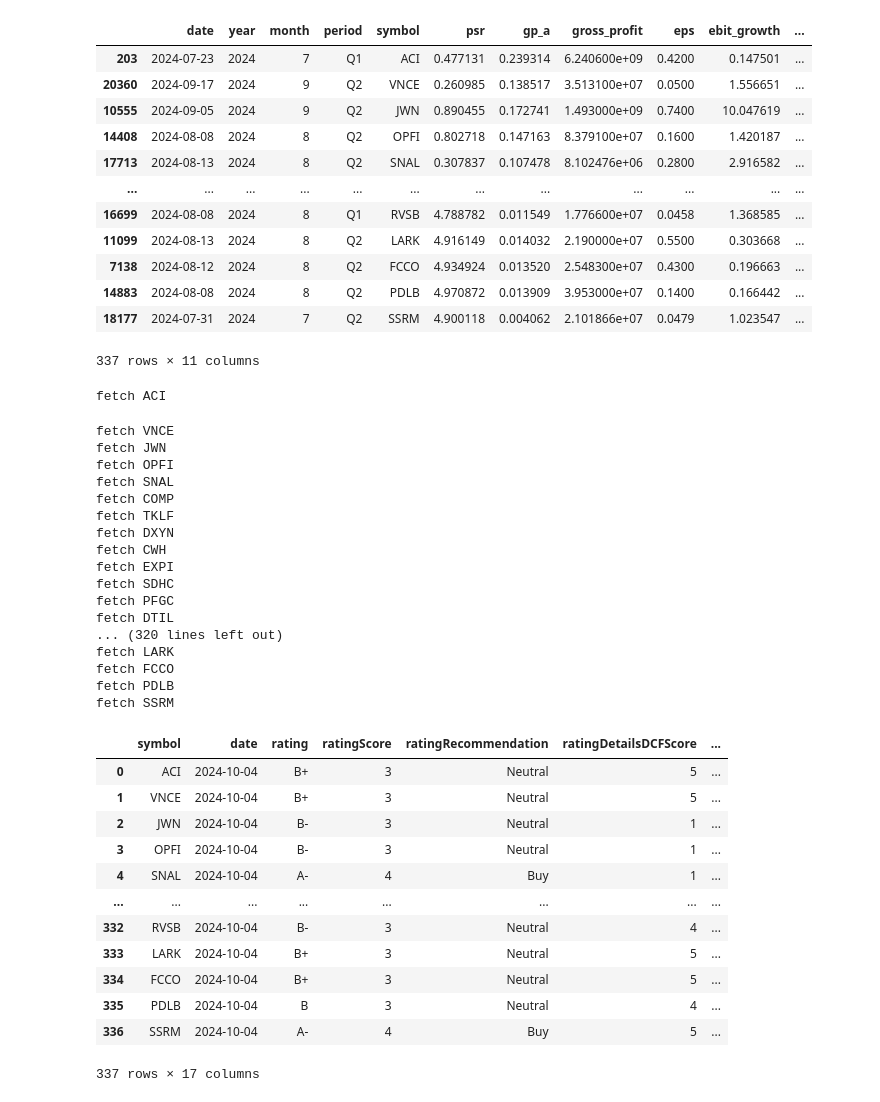
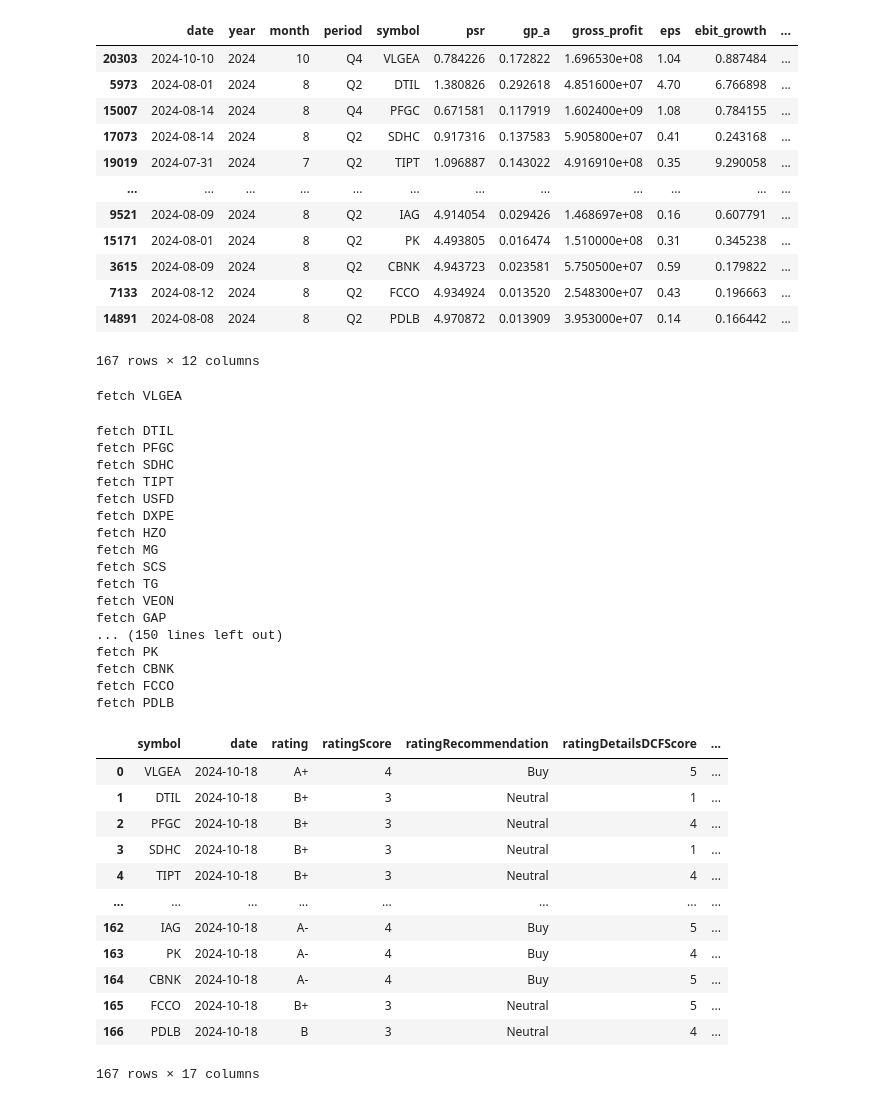
Before and after one commit to KimDhanHee/Simba2, a Jupyter notebook: API Tester.ipynb, the cells around one changed output. Drawn from its saved outputs; the diff is of its cells as text; code cells hidden in the pictures.

```diff
--- a/API Tester.ipynb
+++ b/API Tester.ipynb
@@ -180,6 +181,7 @@ filtered_stocks = stocks_df[
 ].query((
     "0 < psr and psr < 5 and "
     "0 < gp_a and gp_a < 2 and "
+    "0 < pegr and pegr < 1 and "
     "0 < gross_profit and "
     "0 < eps and "
     "0.1 < ebit_growth and "
@@ -190,21 +192,21 @@ sorted_stocks = corps_total_rank_by_standard_columns(filtered_stocks, {
     'gp_a': False
 })
 # %%
-sorted_stocks[["date", "year", "month", "period", "symbol", "psr", "gp_a", "gross_profit", "eps", "ebit_growth", "gross_profit_growth"]]
+sorted_stocks[["date", "year", "month", "period", "symbol", "psr", "gp_a", "gross_profit", "eps", "ebit_growth", "gross_profit_growth", "pegr"]]
 # %% [output]
 |  | date | year | month | period | symbol | psr | gp_a | gross_profit | eps | ebit_growth | ... |
-| 203 | 2024-07-23 | 2024 | 7 | Q1 | ACI | 0.477131 | 0.239314 | 6.240600e+09 | 0.4200 | 0.147501 | ... |
-| 20360 | 2024-09-17 | 2024 | 9 | Q2 | VNCE | 0.260985 | 0.138517 | 3.513100e+07 | 0.0500 | 1.556651 | ... |
-| 10555 | 2024-09-05 | 2024 | 9 | Q2 | JWN | 0.890455 | 0.172741 | 1.493000e+09 | 0.7400 | 10.047619 | ... |
-| 14408 | 2024-08-08 | 2024 | 8 | Q2 | OPFI | 0.802718 | 0.147163 | 8.379100e+07 | 0.1600 | 1.420187 | ... |
-| 17713 | 2024-08-13 | 2024 | 8 | Q2 | SNAL | 0.307837 | 0.107478 | 8.102476e+06 | 0.2800 | 2.916582 | ... |
+| 20303 | 2024-10-10 | 2024 | 10 | Q4 | VLGEA | 0.784226 | 0.172822 | 1.696530e+08 | 1.04 | 0.887484 | ... |
+| 5973 | 2024-08-01 | 2024 | 8 | Q2 | DTIL | 1.380826 | 0.292618 | 4.851600e+07 | 4.70 | 6.766898 | ... |
+| 15007 | 2024-08-14 | 2024 | 8 | Q4 | PFGC | 0.671581 | 0.117919 | 1.602400e+09 | 1.08 | 0.784155 | ... |
+| 17073 | 2024-08-14 | 2024 | 8 | Q2 | SDHC | 0.917316 | 0.137583 | 5.905800e+07 | 0.41 | 0.243168 | ... |
+| 19019 | 2024-07-31 | 2024 | 7 | Q2 | TIPT | 1.096887 | 0.143022 | 4.916910e+08 | 0.35 | 9.290058 | ... |
 | ... | ... | ... | ... | ... | ... | ... | ... | ... | ... | ... | ... |
-| 16699 | 2024-08-08 | 2024 | 8 | Q1 | RVSB | 4.788782 | 0.011549 | 1.776600e+07 | 0.0458 | 1.368585 | ... |
-| 11099 | 2024-08-13 | 2024 | 8 | Q2 | LARK | 4.916149 | 0.014032 | 2.190000e+07 | 0.5500 | 0.303668 | ... |
-| 7138 | 2024-08-12 | 2024 | 8 | Q2 | FCCO | 4.934924 | 0.013520 | 2.548300e+07 | 0.4300 | 0.196663 | ... |
-| 14883 | 2024-08-08 | 2024 | 8 | Q2 | PDLB | 4.970872 | 0.013909 | 3.953000e+07 | 0.1400 | 0.166442 | ... |
-| 18177 | 2024-07-31 | 2024 | 7 | Q2 | SSRM | 4.900118 | 0.004062 | 2.101866e+07 | 0.0479 | 1.023547 | ... |
+| 9521 | 2024-08-09 | 2024 | 8 | Q2 | IAG | 4.914054 | 0.029426 | 1.468697e+08 | 0.16 | 0.607791 | ... |
+| 15171 | 2024-08-01 | 2024 | 8 | Q2 | PK | 4.493805 | 0.016474 | 1.510000e+08 | 0.31 | 0.345238 | ... |
+| 3615 | 2024-08-09 | 2024 | 8 | Q2 | CBNK | 4.943723 | 0.023581 | 5.750500e+07 | 0.59 | 0.179822 | ... |
+| 7133 | 2024-08-12 | 2024 | 8 | Q2 | FCCO | 4.934924 | 0.013520 | 2.548300e+07 | 0.43 | 0.196663 | ... |
+| 14891 | 2024-08-08 | 2024 | 8 | Q2 | PDLB | 4.970872 | 0.013909 | 3.953000e+07 | 0.14 | 0.166442 | ... |
-337 rows × 11 columns
+167 rows × 12 columns
 # %%
 RATING_URL = "https://financialmodelingprep.com/api/v3/rating/%s?apikey=e558vSI8LyRrCGv5TqWJtFTAcMDoVD7c"
 # %%
@@ -214,42 +216,42 @@ for symbol in sorted_stocks['symbol']:
     print(f"fetch {symbol}")
     result.extend(get_jsonparsed_data(RATING_URL % symbol))
 # %% [output]
-fetch ACI
+fetch VLGEA
-fetch VNCE
-fetch JWN
-fetch OPFI
-fetch SNAL
-fetch COMP
-fetch TKLF
-fetch DXYN
-fetch CWH
-fetch EXPI
+fetch DTIL
+fetch PFGC
 fetch SDHC
-fetch PFGC
-fetch DTIL
-... (320 lines left out)
-fetch LARK
+fetch TIPT
+fetch USFD
+fetch DXPE
+fetch HZO
+fetch MG
+fetch SCS
+fetch TG
+fetch VEON
+fetch GAP
+... (150 lines left out)
+fetch PK
+fetch CBNK
 fetch FCCO
 fetch PDLB
-fetch SSRM
 # %%
 rating_df = pd.DataFrame(result)
 # rating_df.query("ratingScore >= 4")
 rating_df
 # %% [output]
 |  | symbol | date | rating | ratingScore | ratingRecommendation | ratingDetailsDCFScore | ... |
-| 0 | ACI | 2024-10-04 | B+ | 3 | Neutral | 5 | ... |
-| 1 | VNCE | 2024-10-04 | B+ | 3 | Neutral | 5 | ... |
-| 2 | JWN | 2024-10-04 | B- | 3 | Neutral | 1 | ... |
-| 3 | OPFI | 2024-10-04 | B- | 3 | Neutral | 1 | ... |
-| 4 | SNAL | 2024-10-04 | A- | 4 | Buy | 1 | ... |
+| 0 | VLGEA | 2024-10-18 | A+ | 4 | Buy | 5 | ... |
+| 1 | DTIL | 2024-10-18 | B+ | 3 | Neutral | 1 | ... |
+| 2 | PFGC | 2024-10-18 | B+ | 3 | Neutral | 4 | ... |
+| 3 | SDHC | 2024-10-18 | B+ | 3 | Neutral | 1 | ... |
+| 4 | TIPT | 2024-10-18 | B+ | 3 | Neutral | 4 | ... |
 | ... | ... | ... | ... | ... | ... | ... | ... |
-| 332 | RVSB | 2024-10-04 | B- | 3 | Neutral | 4 | ... |
-| 333 | LARK | 2024-10-04 | B+ | 3 | Neutral | 5 | ... |
-| 334 | FCCO | 2024-10-04 | B+ | 3 | Neutral | 5 | ... |
-| 335 | PDLB | 2024-10-04 | B | 3 | Neutral | 4 | ... |
-| 336 | SSRM | 2024-10-04 | A- | 4 | Buy | 5 | ... |
+| 162 | IAG | 2024-10-18 | A- | 4 | Buy | 5 | ... |
+| 163 | PK | 2024-10-18 | A- | 4 | Buy | 4 | ... |
+| 164 | CBNK | 2024-10-18 | A- | 4 | Buy | 5 | ... |
+| 165 | FCCO | 2024-10-18 | B+ | 3 | Neutral | 5 | ... |
+| 166 | PDLB | 2024-10-18 | B | 3 | Neutral | 4 | ... |
-337 rows × 17 columns
+167 rows × 17 columns
 # %%
 GRADE_URL = "https://financialmodelingprep.com/api/v3/grade/%s?apikey=e558vSI8LyRrCGv5TqWJtFTAcMDoVD7c&limit=1"
 # %%
```
Also changed, not shown: parts of 6 cells of this notebook, 5 other files.
